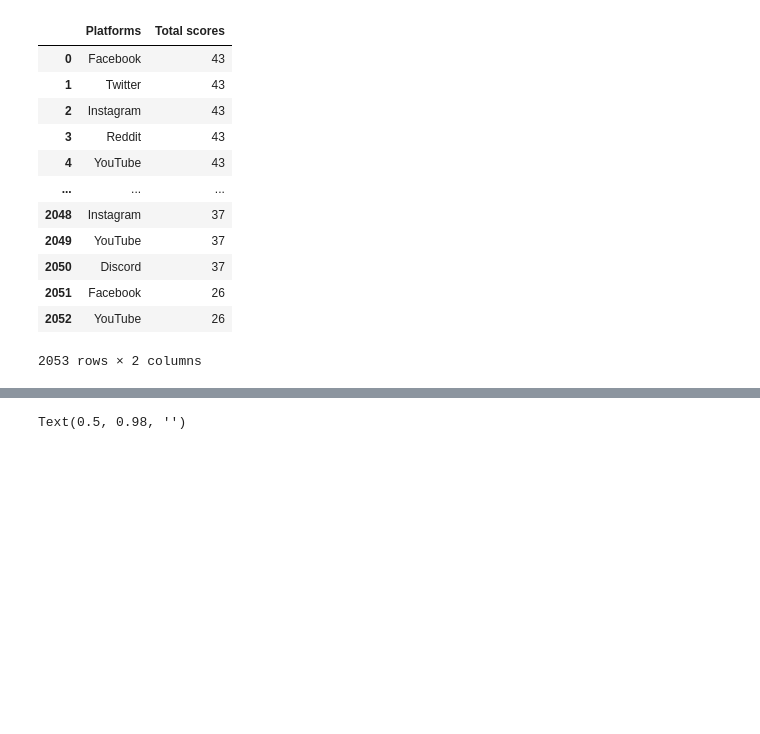
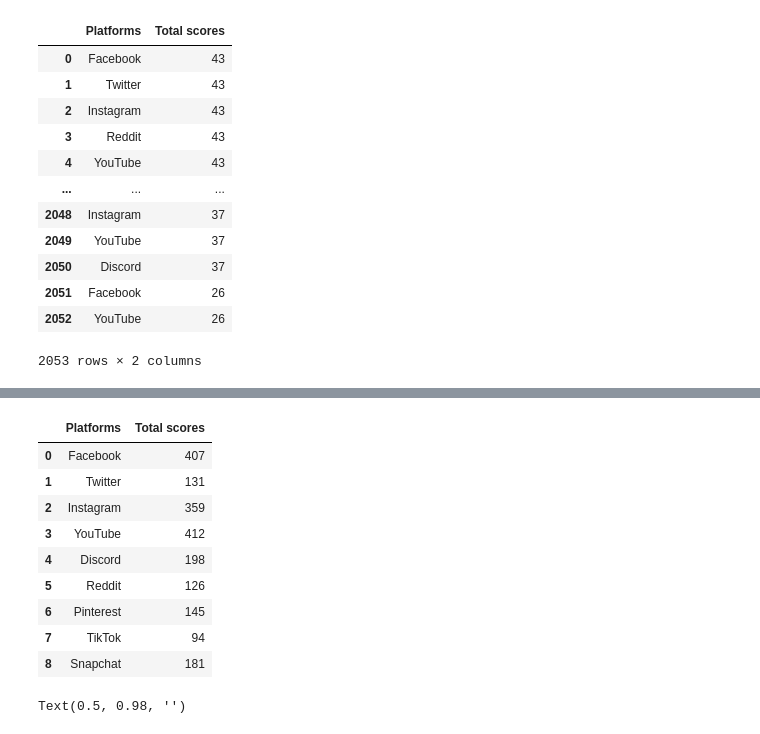
Before and after one commit to DominicT1995/EDA-Social-Media-Mental-Health, a Jupyter notebook: mental_health_project.ipynb, the cells around one changed output, grey strips where cells are left out. Drawn from its saved outputs; the diff is of its cells as text; code cells hidden in the pictures; blank space fills up the shorter version.

```diff
--- a/mental_health_project.ipynb
+++ b/mental_health_project.ipynb
@@ -235,3 +253,21 @@ plot_data
+# %%
+#Create cleaned DataFrame for chart
+cleaned_data = pd.DataFrame({"Platforms": ["Facebook", "Twitter", "Instagram", "YouTube", "Discord", "Reddit", "Pinterest", "TikTok", "Snapchat"],
+                     "Total scores": [len(fb_mental_score), len(twt_mental_score), len(insta_mental_score), len(yt_mental_score), len(dis_mental_score),
+                                       len(red_mental_score), len(pint_mental_score), len(tt_menta_score), len(snap_mental_score)]})
+
+cleaned_data
+# %% [output]
+|  | Platforms | Total scores |
+| 0 | Facebook | 407 |
+| 1 | Twitter | 131 |
+| 2 | Instagram | 359 |
+| 3 | YouTube | 412 |
+| 4 | Discord | 198 |
+| 5 | Reddit | 126 |
+| 6 | Pinterest | 145 |
+| 7 | TikTok | 94 |
+| 8 | Snapchat | 181 |
 # %%
 #Create boxplot for social meadia types vs mental health score
 fig = plot_data.boxplot("Total scores", by="Platforms", figsize=(10, 10), showmeans=True,
```
Also changed, not shown: parts of 2 cells of this notebook.
